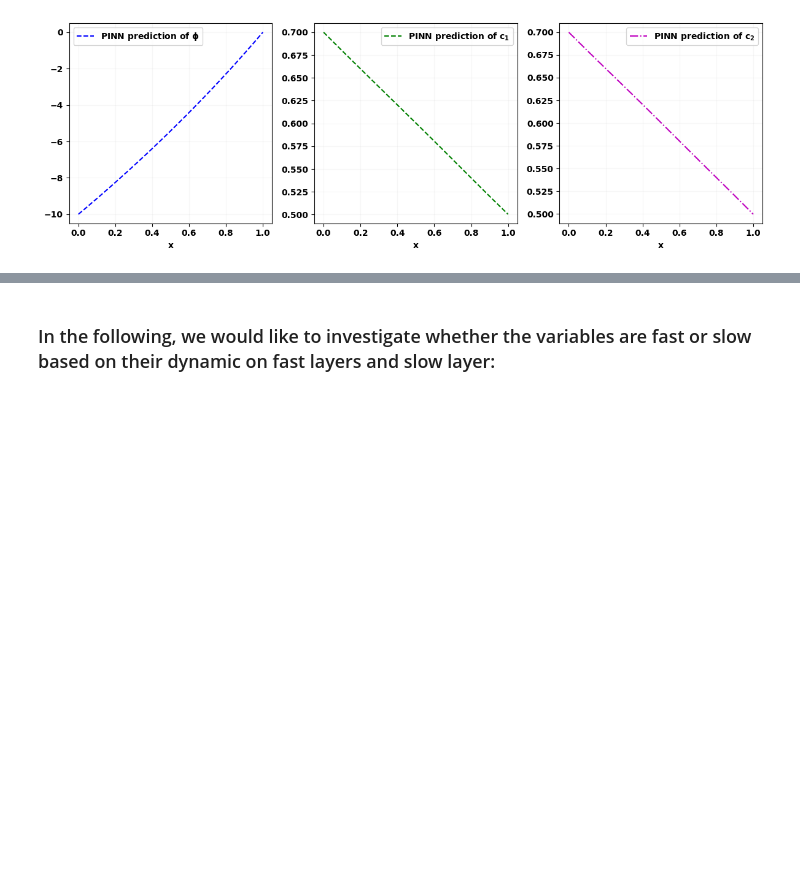
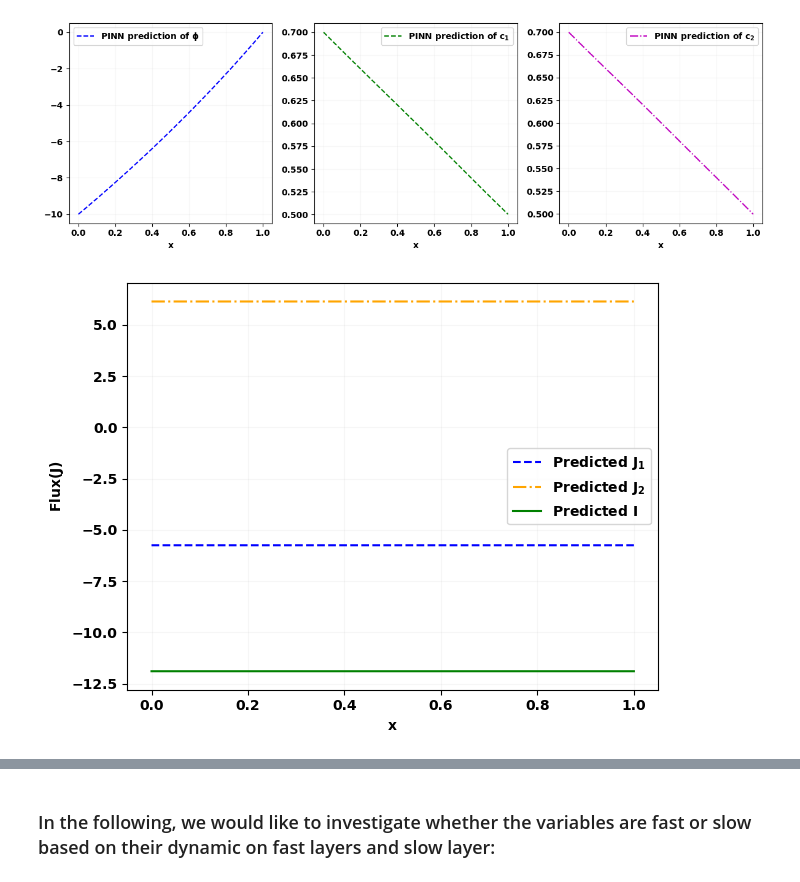
Before and after one commit to Hamid-Mofidi/PINNs_on_Multiple_timescale_dynamics, a Jupyter notebook: PINNs_PNP/PINNs_PNP_8(J_free)V-2.ipynb, the cells around one changed output, grey strips where cells are left out. Cells and saved outputs as stored; diff of their text form; code cells hidden in the pictures; blank space fills up the shorter version.

```diff
--- a/PINNs_PNP/PINNs_PNP_8(J_free)V-2.ipynb
+++ b/PINNs_PNP/PINNs_PNP_8(J_free)V-2.ipynb
@@ -470,6 +470,32 @@ plt.tight_layout()
 plt.show()
 # %% [output]
 [figure]
+# %%
+import matplotlib.pyplot as plt
+
+plt.figure(figsize=(6.4, 4.8))
+
+# Plot the data
+plt.plot(tau, j1_pred_slow, 'b--', label='Predicted $\\mathbf{J_1}$')
+plt.plot(tau, j2_pred_slow, '-.', color='orange', label='Predicted $\\mathbf{J_2}$')
+plt.plot(tau, z1*j1_pred_slow + z2*j2_pred_slow, '-', color='green', label='Predicted $\\mathbf{I}$')
+
+# Label the axes
+plt.xlabel('$\\mathbf{x}$', fontweight='bold')
+plt.ylabel('$\\mathbf{Flux (J)}$', fontweight='bold')
+
+plt.xticks(fontweight='bold')
+plt.yticks(fontweight='bold')
+
+# Add grid and legend
+plt.grid(True, alpha=0.1)
+plt.legend(prop={'weight': 'bold'})
+
+# Adjust layout and display the plot
+plt.tight_layout()
+plt.show()
+# %% [output]
+[figure, added]
 # %%
 plt.figure(figsize=(12, 4))
 
```
Also changed, not shown: parts of 3 cells of this notebook.
